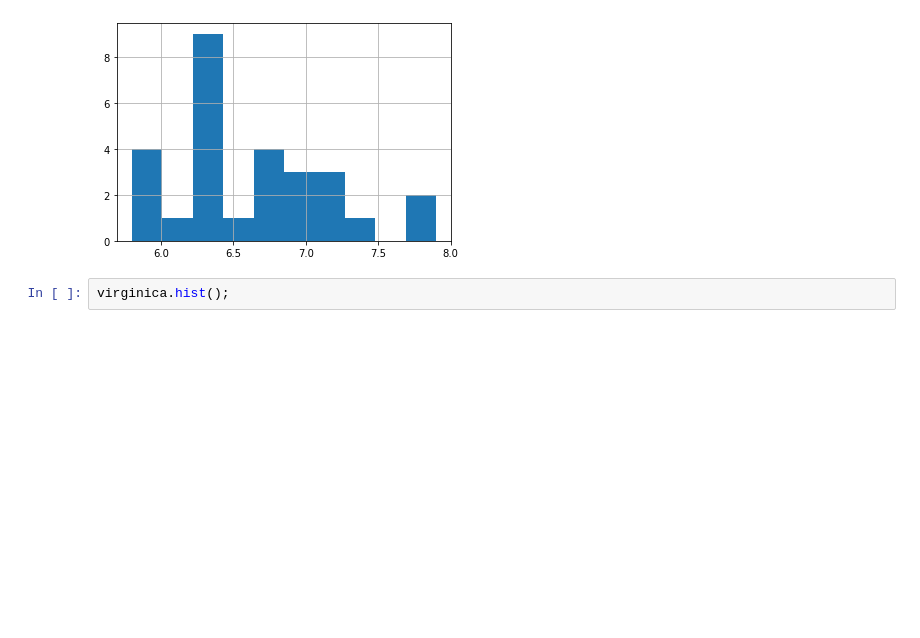
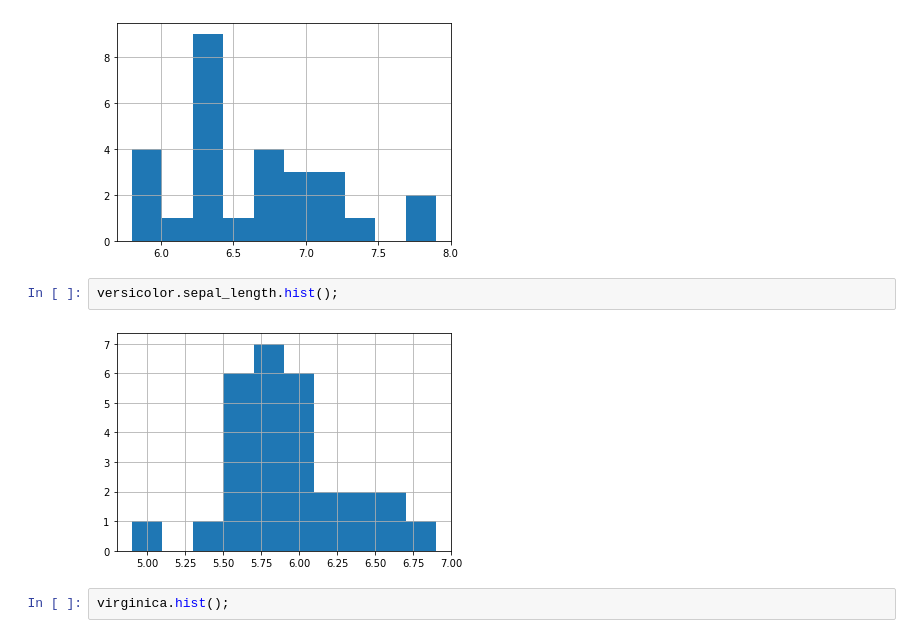
Before and after one commit to joann-balraj/classification-exercises, a Jupyter notebook: classification_exercises.ipynb, the cells around one changed output. Saved outputs shown, nothing was run; the diff lists cells and outputs as text; blank space fills up the shorter version.

```diff
--- a/classification_exercises.ipynb
+++ b/classification_exercises.ipynb
@@ -639,6 +650,10 @@ virginica.hist();
 virginica.sepal_length.hist();
 # %% [output]
 [figure]
+# %%
+versicolor.sepal_length.hist();
+# %% [output]
+[figure, added]
 # %%
 virginica.hist();
 # %% [output]
```
Also changed, not shown: parts of 56 cells of this notebook.
